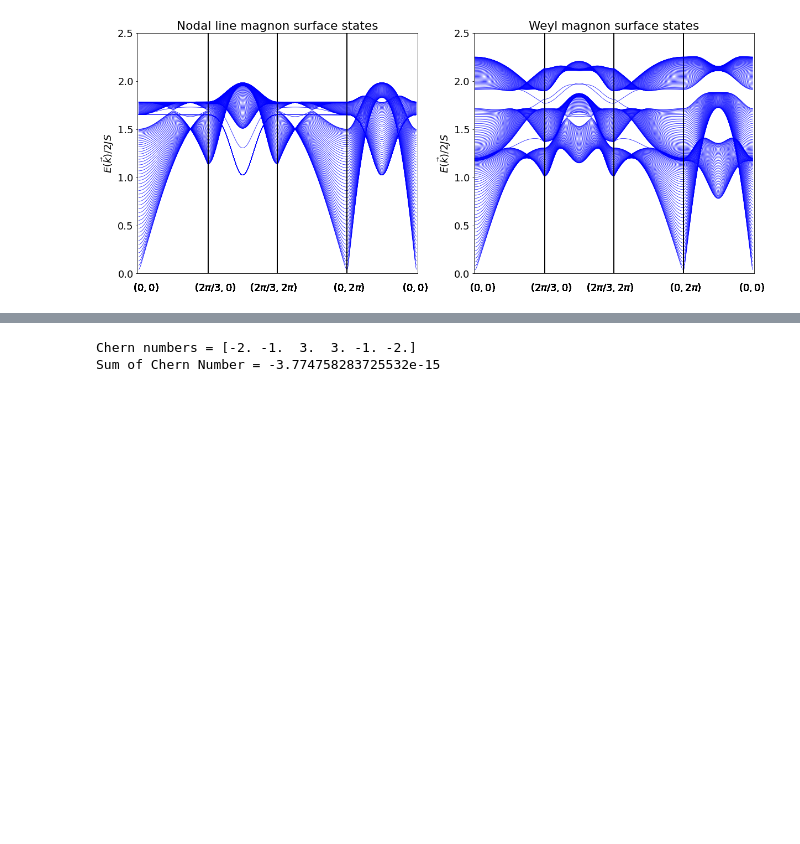
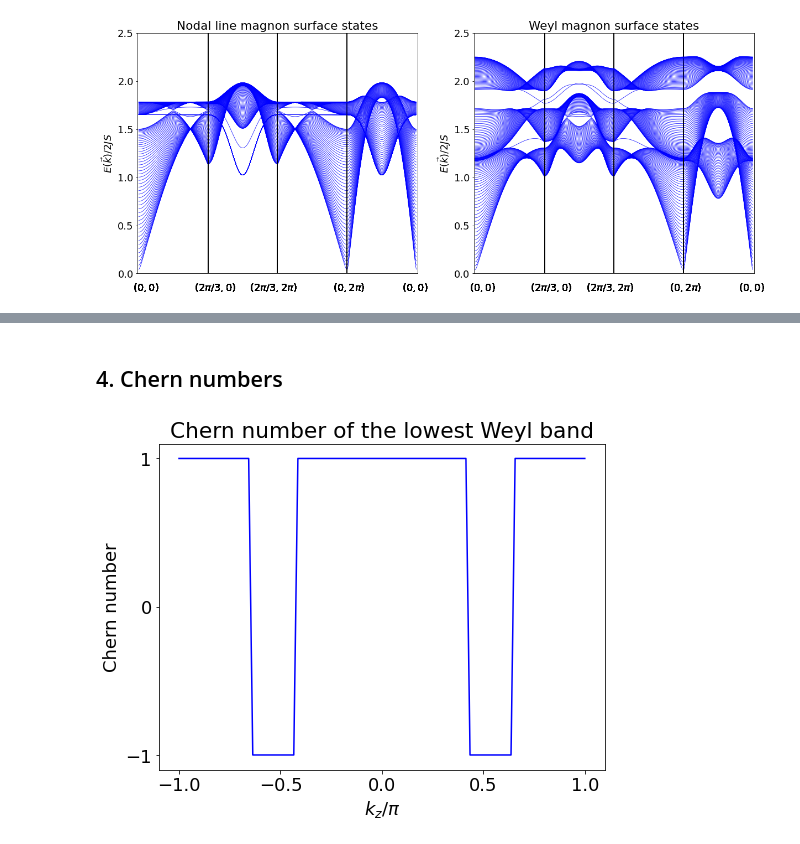
Before and after one commit to Owerre/physics-research, a Jupyter notebook: notebooks/01-weyl_magnon.ipynb, the cells around one changed output, grey strips where cells are left out. Saved outputs shown, nothing was run; the diff lists cells and outputs as text; code cells hidden in the pictures; blank space fills up the shorter version.

```diff
--- a/notebooks/weyl_magnon.ipynb
+++ b/notebooks/01-weyl_magnon.ipynb
@@ -111,43 +114,46 @@ plt.show()
+# %% [markdown]
+## 4. Chern numbers
 # %%
-Weyl = WeylMagnon(DM = 0.2, Jc = .2, h=.5)
-
 # set parameters
-steps = 20
+steps = 100
 k1_int = 0
 k1_fin = pi
 Dk1 = (k1_fin - k1_int) / steps
 
 k2_int = 0
 k2_fin = pi
 Dk2 = (k2_fin - k2_int) / steps
 
-Dk = np.array([Dk1, Dk2], float)
-kz = 0
+kz = linspace(-1,1,steps)
 
 Nd = 6  # dimension of the Hamiltonian
 
 # initialize arrays
-LF = np.zeros((Nd), dtype=complex)
-LF_arr = np.zeros((Nd, steps, steps), dtype=float)
-E_arr = np.zeros((Nd, steps, steps), dtype=float)
+chernN = np.zeros((Nd,len(kz)), dtype=complex)
 sumN = np.zeros((Nd), dtype=complex)
-chernN = np.zeros((Nd), dtype=complex)
 
-# loop over k1 and k2
-for i in range(steps):
-    k1 = k1_int + i * Dk1
-    for j in range(steps):
-        k2 = k2_int + j * Dk2
-        k_vec = np.array([k1, k2, kz], float)
-        LF = Weyl.latF_xy(k_vec, Dk, Nd)
-        sumN += LF
+for k in range(steps):
+    for i in range(steps):
+        k1 = k1_int + i * Dk1
+        for j in range(steps):
+            k2 = k2_int + j * Dk2
+            k_vec = np.array([k1, k2, pi*kz[k]], float)
+            Dk = np.array([Dk1, Dk2], float)
+            LF = Weyl.latF_xy(k_vec, Dk, Nd)
+            sumN += LF
+            # LF_arr[:, i, j] = LF.imag # save data for plotting
+    chernN[:,k] = sumN.imag / (2 *np.pi)
+    sumN = np.zeros((Nd), dtype=complex)
+# print("Chern numbers = {}".format(chernN))
+# print("Sum of Chern Number = {} ".format(sum(chernN)))
 
-        # save data for plotting
-        LF_arr[:, i, j] = LF.imag
-chernN = sumN.imag / (2 *np.pi)
-
-print("Chern numbers = {}".format(chernN))
-print("Sum of Chern Number = {} ".format(sum(chernN)))
+# plot figure
+plt.figure(figsize = (8,6))
+plt.plot(kz,chernN[3,:], color = 'b')
+plt.xlabel(r'$k_z/\pi$')
+plt.ylabel(r'Chern number')
+plt.yticks([-1,0,1])
+plt.title('Chern number of the lowest Weyl band')
+plt.savefig('../images/fig7.png')
 # %% [output]
-Chern numbers = [-2. -1.  3.  3. -1. -2.]
-Sum of Chern Number = -3.774758283725532e-15
+[figure, added]
```
Also changed, not shown: parts of 8 cells of this notebook, 9 other files.
